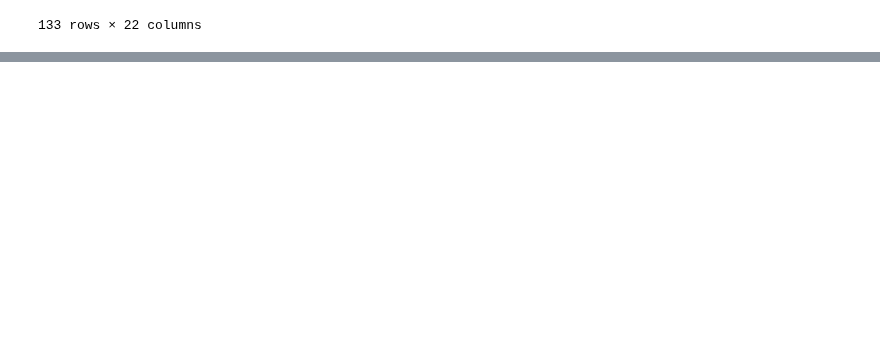
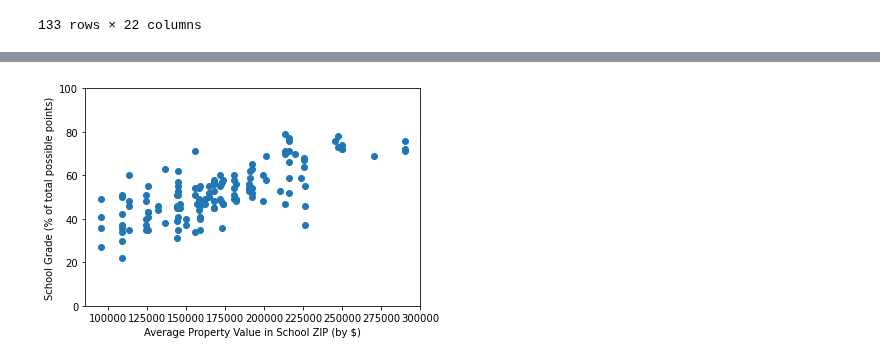
Before and after one commit to gregb23/Project1_Group4, a Jupyter notebook: KS/school_visuals.ipynb, the cells around one changed output, grey strips where cells are left out. Cells and saved outputs as stored; diff of their text form; code cells hidden in the pictures; blank space fills up the shorter version.

```diff
--- a/KS/school_visuals.ipynb
+++ b/KS/school_visuals.ipynb
@@ -108,3 +144,10 @@ school_grades
 | 131 | 1630 | 29 | HILLSBOROUGH | 4941 | WOODBRIDGE ELEMENTARY SCHOOL | 315 | ... |
 | 132 | 1631 | 29 | HILLSBOROUGH | 4961 | YATES ELEMENTARY SCHOOL | 365 | ... |
 133 rows × 22 columns
+# %%
+# Create dataframe of only 2019 school grades
+grade_w_value_19 = school_grades.loc[:,["School Number", "School Name", "Percent of Total Possible Points", "Grade 2019", "ZIP", "Avg Prop Value"]]
+
+# Sort values for plot
+grade_w_value_19 = grade_w_value_19.sort_values("Grade 2019", ascending=False)
+grade_w_value_19
@@ -110,0 +168,32 @@ school_grades
+# %%
+#Create scatter plot
+
+# Set x and y values for scatter plot
+x_values = grade_w_value_19['Avg Prop Value']
+y_values = grade_w_value_19['Percent of Total Possible Points']
+
+# Perform a linear regression on latitude vs. max temp
+# (slope, intercept, rvalue, pvalue, stderr) = linregress(x_values, y_values)
+
+# Get regression values
+# regress_values = x_values * slope + intercept
+
+# Create line equation string
+# line_eq = "y = " + str(round(slope,2)) + "x +" + str(round(intercept,2))
+
+# Create scatter plot and
+# set plot specs
+plt.scatter(x_values, y_values)
+# plt.plot(x_values,regress_values,"r-")
+plt.xlabel('Average Property Value in School ZIP (by $)')
+plt.ylabel("School Grade (% of total possible points)")
+plt.ylim(0, 100)
+# plt.annot(line_eq,(5,-40),fontsize=15,color="red")
+
+# Print r value
+# print(f"The r- is: {rvalue**2}")
+
+# Display plot
+plt.show()
+# %% [output]
+[figure, added]
```
Also changed, not shown: parts of 7 cells of this notebook.
